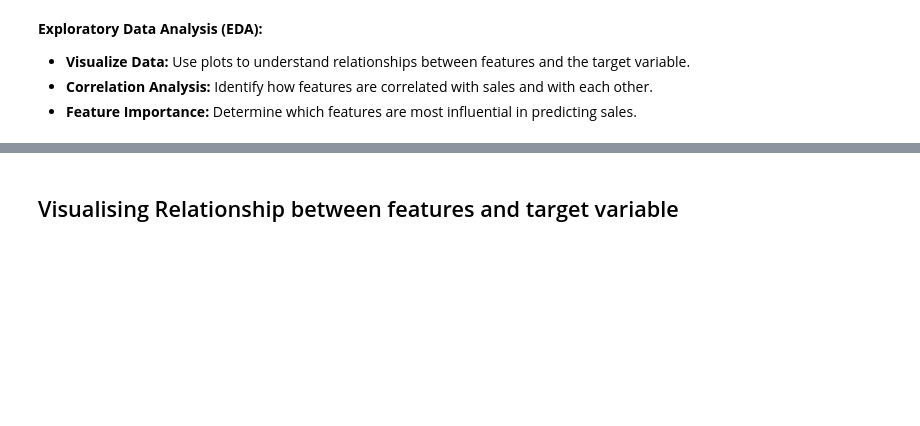
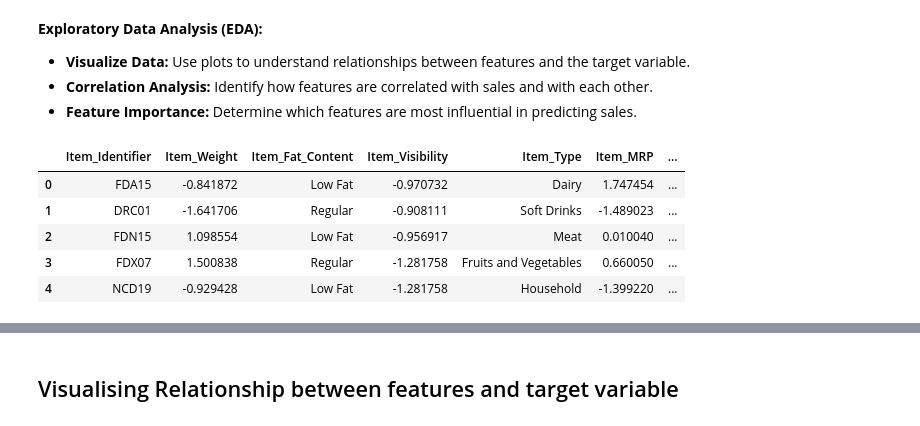
Before and after one commit to mian-adoan98/DS_Sales_Predictive_Modeling, a Jupyter notebook: spm_eda_process.ipynb, the cells around one changed output, grey strips where cells are left out. Drawn from its saved outputs; the diff is of its cells as text; code cells hidden in the pictures; blank space fills up the shorter version.

```diff
--- a/spm_eda_process.ipynb
+++ b/spm_eda_process.ipynb
@@ -13,3 +13,14 @@ import seaborn as sns
    - **Visualize Data:** Use plots to understand relationships between features and the target variable.
    - **Correlation Analysis:** Identify how features are correlated with sales and with each other.
    - **Feature Importance:** Determine which features are most influential in predicting sales.
+# %%
+# load dataset for exploratory data analysis
+bigmart = pd.read_csv("bigmart_eda_dataset.csv", index_col=0)
+bigmart.head()
+# %% [output]
+|  | Item_Identifier | Item_Weight | Item_Fat_Content | Item_Visibility | Item_Type | Item_MRP | ... |
+| 0 | FDA15 | -0.841872 | Low Fat | -0.970732 | Dairy | 1.747454 | ... |
+| 1 | DRC01 | -1.641706 | Regular | -0.908111 | Soft Drinks | -1.489023 | ... |
+| 2 | FDN15 | 1.098554 | Low Fat | -0.956917 | Meat | 0.010040 | ... |
+| 3 | FDX07 | 1.500838 | Regular | -1.281758 | Fruits and Vegetables | 0.660050 | ... |
+| 4 | NCD19 | -0.929428 | Low Fat | -1.281758 | Household | -1.399220 | ... |
```
Also changed, not shown: parts of 16 cells of this notebook, 7 other files.
